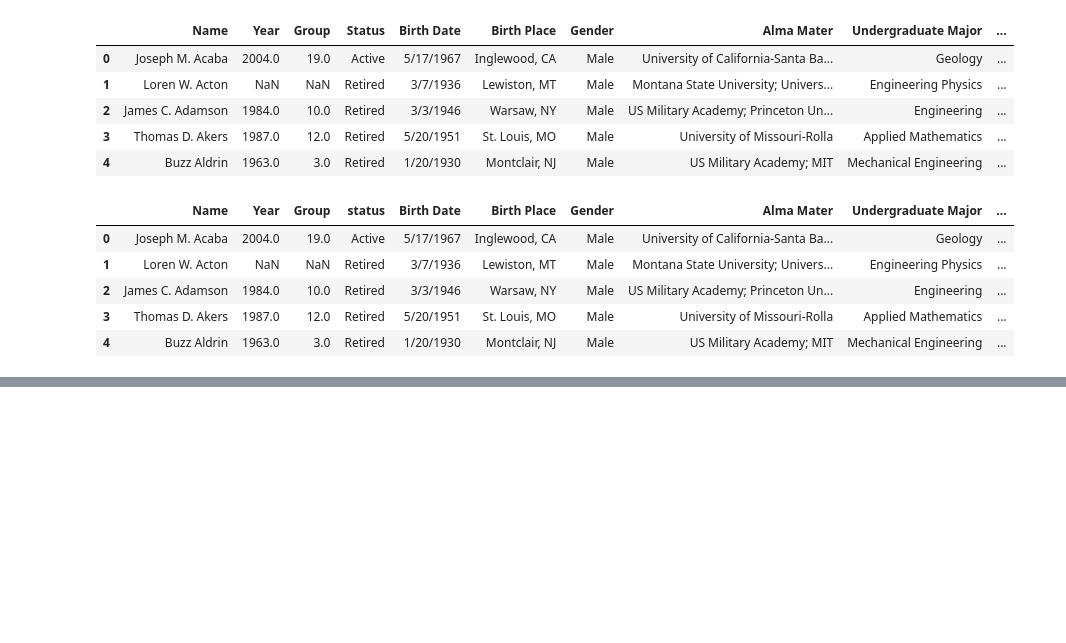
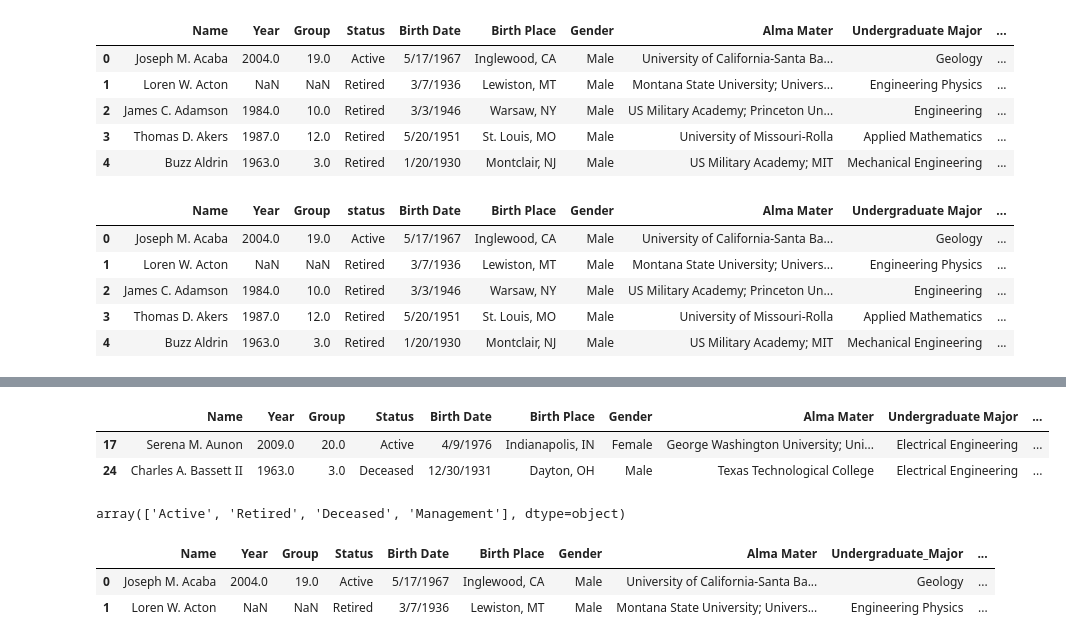
Before and after one commit to aishwaryasarath/Python-data, a Jupyter notebook: Astronauts.ipynb, the cells around one changed output, grey strips where cells are left out. Drawn from its saved outputs; the diff is of its cells as text; code cells hidden in the pictures; blank space fills up the shorter version.

```diff
--- a/Astronauts.ipynb
+++ b/Astronauts.ipynb
@@ -184,0 +222,17 @@ df.head()
+# %%
+df.sort_values(["Space Flights", "Space Walks"]).head(2)
+# %% [output]
+|  | Name | Year | Group | Status | Birth Date | Birth Place | Gender | Alma Mater | Undergraduate Major | ... |
+| 17 | Serena M. Aunon | 2009.0 | 20.0 | Active | 4/9/1976 | Indianapolis, IN | Female | George Washington University; Uni... | Electrical Engineering | ... |
+| 24 | Charles A. Bassett II | 1963.0 | 3.0 | Deceased | 12/30/1931 | Dayton, OH | Male | Texas Technological College | Electrical Engineering | ... |
+# %%
+df.Status.unique()
+# %% [output]
+array(['Active', 'Retired', 'Deceased', 'Management'], dtype=object)
+# %%
+df = df.rename(columns = {'Undergraduate Major':'Undergraduate_Major'})
+df.head(2)
+# %% [output]
+|  | Name | Year | Group | Status | Birth Date | Birth Place | Gender | Alma Mater | Undergraduate_Major | ... |
+| 0 | Joseph M. Acaba | 2004.0 | 19.0 | Active | 5/17/1967 | Inglewood, CA | Male | University of California-Santa Ba... | Geology | ... |
+| 1 | Loren W. Acton | NaN | NaN | Retired | 3/7/1936 | Lewiston, MT | Male | Montana State University; Univers... | Engineering Physics | ... |
```
Also changed, not shown: parts of 9 cells of this notebook.
